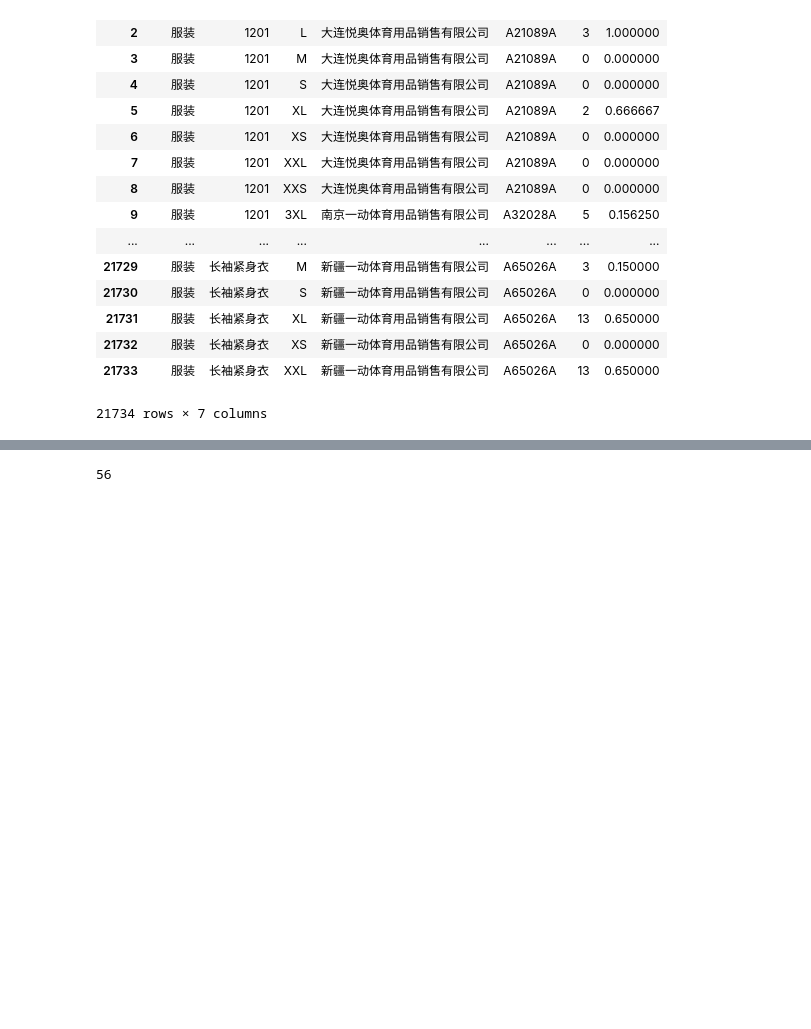
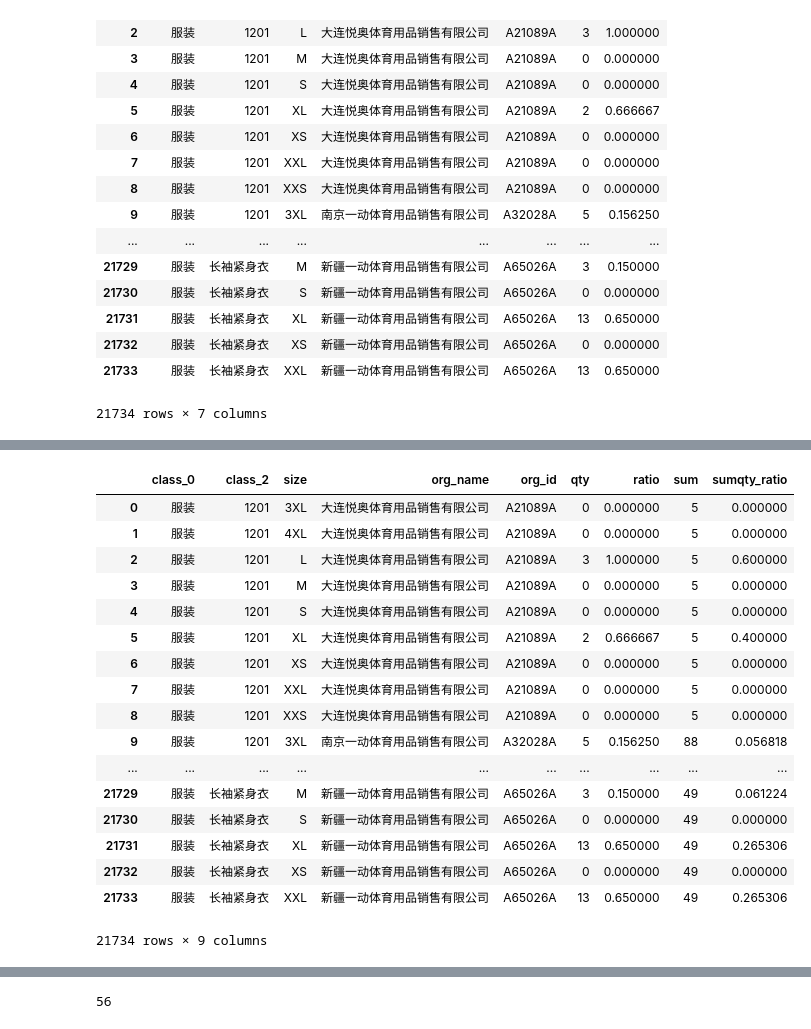
Before and after one commit to liujunnuist/readcode, a Jupyter notebook: LiNingModel/LiNingClothes.ipynb, the cells around one changed output, grey strips where cells are left out. Drawn from its saved outputs; the diff is of its cells as text; code cells hidden in the pictures; blank space fills up the shorter version.

```diff
--- a/LiNingModel/LiNingClothes.ipynb
+++ b/LiNingModel/LiNingClothes.ipynb
@@ -8,7 +8,7 @@ import os
 # %%
 ospwd = os.getcwd()
 # %%
-data = pd.read_excel(ospwd+'\\LiNingAllData.xlsx')
+data = pd.read_excel(ospwd+'/LiNingAllData.xlsx')
 # %%
 # data
 # %%
@@ -61,4 +61,5 @@ test1
 21734 rows × 7 columns
 # %%
 # test1.set_index(['class_2','org_id']).groupby(['class_2','org_id']).max()
-test1['sum'] = test1.set_index(['class_2','org_id']).loc['qty'].sum()
+# test1['sum'] = test1.set_index(['class_2','org_id']).loc['qty'].sum()
+test1copy = test1.groupby(['class_2','org_id'])['qty'].sum().reset_index()
@@ -66,0 +87,2 @@ KeyError: 'qty'
+# %%
+test1 = pd.merge(test1, test1copy.rename(columns= {'qty':'sum'}),how = "left")
@@ -66,0 +110,23 @@ KeyError: 'qty'
+# %%
+test1['sumqty_ratio'] = test1['qty']/test1['sum']
+# %%
+test1
+# %% [output]
+|  | class_0 | class_2 | size | org_name | org_id | qty | ratio | sum | sumqty_ratio |
+| 0 | 服装 | 1201 | 3XL | 大连悦奥体育用品销售有限公司 | A21089A | 0 | 0.000000 | 5 | 0.000000 |
+| 1 | 服装 | 1201 | 4XL | 大连悦奥体育用品销售有限公司 | A21089A | 0 | 0.000000 | 5 | 0.000000 |
+| 2 | 服装 | 1201 | L | 大连悦奥体育用品销售有限公司 | A21089A | 3 | 1.000000 | 5 | 0.600000 |
+| 3 | 服装 | 1201 | M | 大连悦奥体育用品销售有限公司 | A21089A | 0 | 0.000000 | 5 | 0.000000 |
+| 4 | 服装 | 1201 | S | 大连悦奥体育用品销售有限公司 | A21089A | 0 | 0.000000 | 5 | 0.000000 |
+| 5 | 服装 | 1201 | XL | 大连悦奥体育用品销售有限公司 | A21089A | 2 | 0.666667 | 5 | 0.400000 |
+| 6 | 服装 | 1201 | XS | 大连悦奥体育用品销售有限公司 | A21089A | 0 | 0.000000 | 5 | 0.000000 |
+| 7 | 服装 | 1201 | XXL | 大连悦奥体育用品销售有限公司 | A21089A | 0 | 0.000000 | 5 | 0.000000 |
+| 8 | 服装 | 1201 | XXS | 大连悦奥体育用品销售有限公司 | A21089A | 0 | 0.000000 | 5 | 0.000000 |
+| 9 | 服装 | 1201 | 3XL | 南京一动体育用品销售有限公司 | A32028A | 5 | 0.156250 | 88 | 0.056818 |
+| ... | ... | ... | ... | ... | ... | ... | ... | ... | ... |
+| 21729 | 服装 | 长袖紧身衣 | M | 新疆一动体育用品销售有限公司 | A65026A | 3 | 0.150000 | 49 | 0.061224 |
+| 21730 | 服装 | 长袖紧身衣 | S | 新疆一动体育用品销售有限公司 | A65026A | 0 | 0.000000 | 49 | 0.000000 |
+| 21731 | 服装 | 长袖紧身衣 | XL | 新疆一动体育用品销售有限公司 | A65026A | 13 | 0.650000 | 49 | 0.265306 |
+| 21732 | 服装 | 长袖紧身衣 | XS | 新疆一动体育用品销售有限公司 | A65026A | 0 | 0.000000 | 49 | 0.000000 |
+| 21733 | 服装 | 长袖紧身衣 | XXL | 新疆一动体育用品销售有限公司 | A65026A | 13 | 0.650000 | 49 | 0.265306 |
+21734 rows × 9 columns
```
Also changed, not shown: parts of 30 cells of this notebook.
